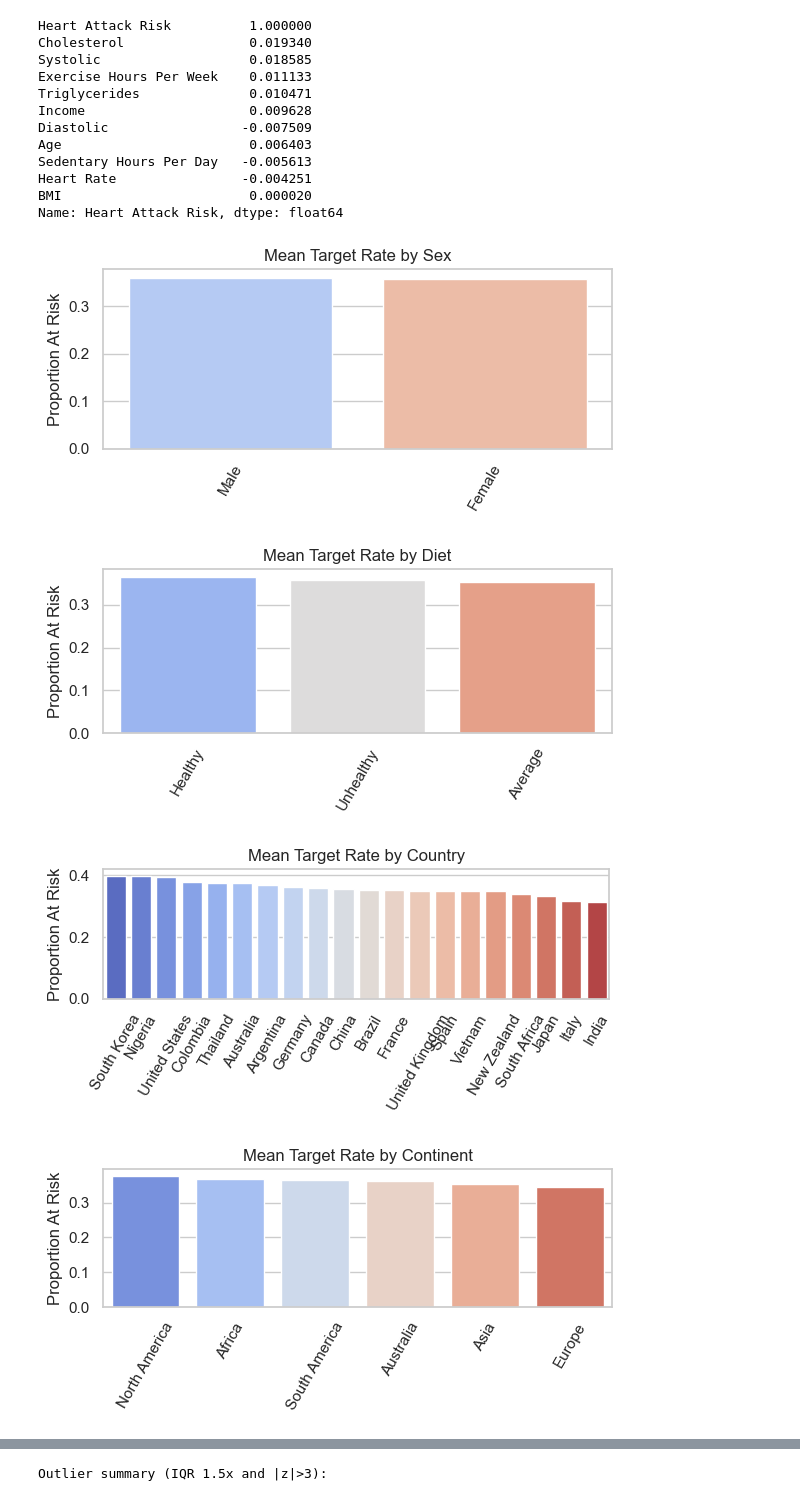
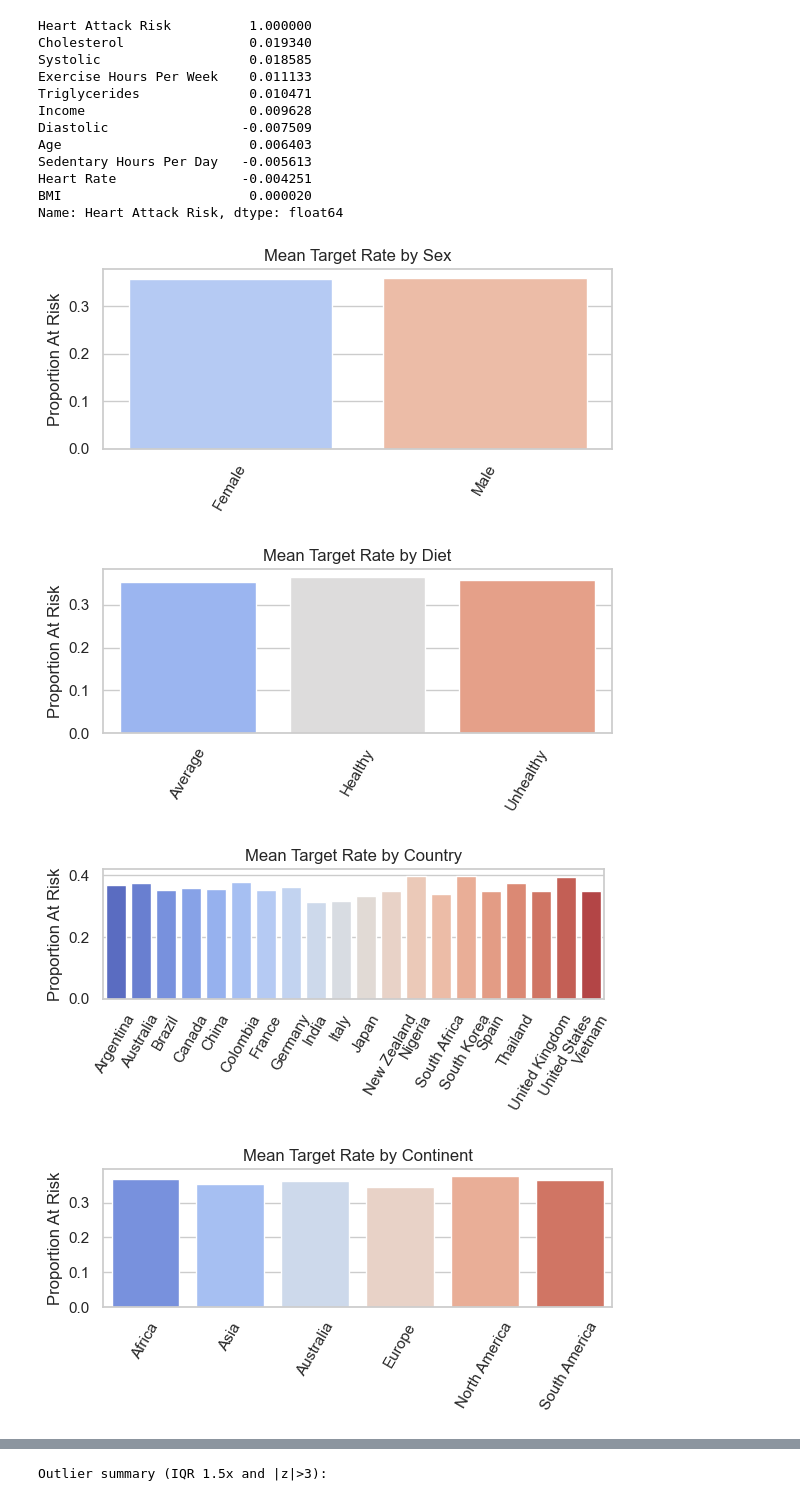
Before and after one commit to gibsongGH-SDS/SDS-CP043-cardiosentinel, a Jupyter notebook: advanced/submissions/team-members/greg-gibson/notebooks/CardioSentinel1_EDA.ipynb, the cells around one changed output, grey strips where cells are left out. Saved outputs shown, nothing was run; the diff lists cells and outputs as text; code cells hidden in the pictures.

```diff
--- a/advanced/submissions/team-members/greg-gibson/notebooks/CardioSentinel1_EDA.ipynb
+++ b/advanced/submissions/team-members/greg-gibson/notebooks/CardioSentinel1_EDA.ipynb
@@ -112,3 +120,7 @@ Missing values (columns with any missing):
+# %%
+# Object types to Category
+for col in df.select_dtypes(include='object').columns:
+    df[col] = df[col].astype('category')
 # %%
 # Duplicated rows?
 df.duplicated().sum()
@@ -266,20 +274,20 @@ Name: Heart Attack Risk, dtype: float64
 # %%
 # Categorical feature relationship with target
 for col in cat_cols:
     plt.figure(figsize=(6,3))
-    cat_target = df.groupby(col)['Heart Attack Risk'].mean().sort_values(ascending=False)
+    cat_target = df.groupby(col, observed=True)['Heart Attack Risk'].mean().sort_values(ascending=False)
     sns.barplot(x=cat_target.index, y=cat_target.values, palette="coolwarm", hue=cat_target.index, legend=False)
     plt.title(f"Mean Target Rate by {col}")
     plt.ylabel("Proportion At Risk")
     plt.xlabel(None)
     plt.xticks(rotation=60)
     plt.tight_layout()
     plt.show()
 # %% [output]
-[figure, old version]
+[figure, new version]
-[figure, old version]
+[figure, new version]
-[figure, old version]
+[figure, new version]
-[figure, old version]
+[figure, new version]
 [figure]
 [figure]
 [figure]
```
Also changed, not shown: parts of 10 cells of this notebook, 1 other file.
